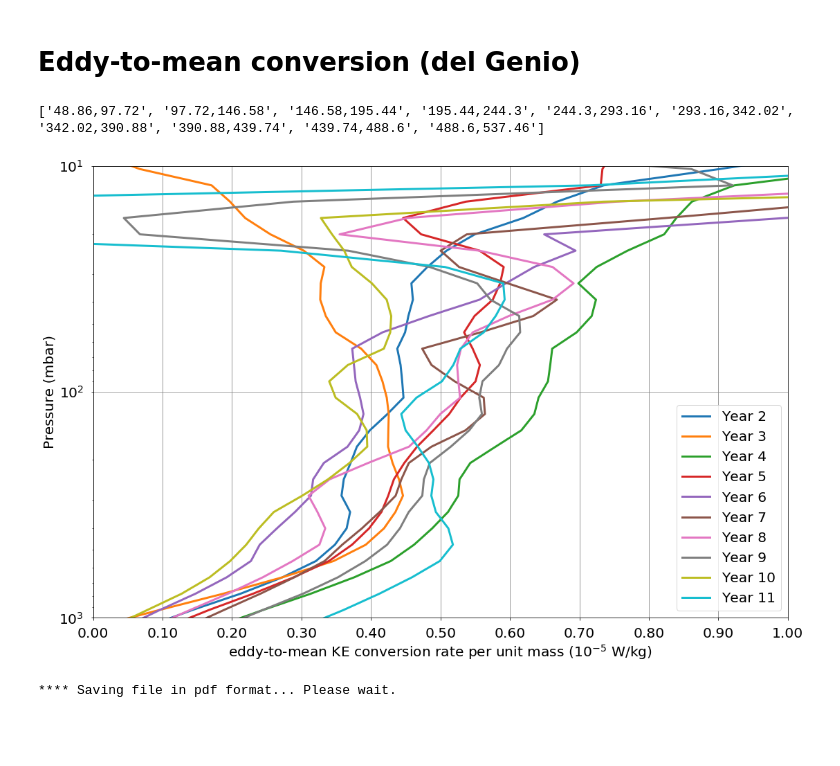
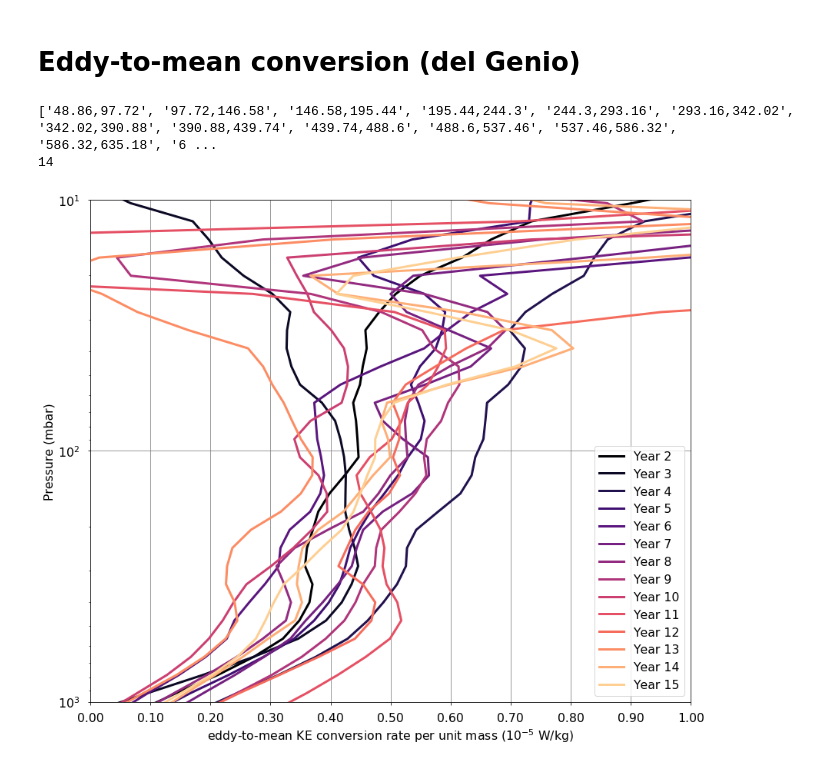
Before and after one commit to aymeric-spiga/saturn_paper, a Jupyter notebook: notebooks/paper_Saturn.ipynb, the cells around one changed output. Saved outputs shown, nothing was run; the diff lists cells and outputs as text; code cells hidden in the pictures; blank space fills up the shorter version.

```diff
--- a/notebooks/paper_Saturn.ipynb
+++ b/notebooks/paper_Saturn.ipynb
@@ -11,7 +11,7 @@ mpl.rcParams['lines.linewidth'] = 3.0
 # %%
 ini = pp()
 ini.quiet = True
-ini.file = "/home/aspiga/data/dynamico-giant/tprecast_99.nc"
+ini.file = "/home/aspiga/data/dynamico-giant/tprecast_999.nc"
 ini.x = 999
 ini.useindex = "1000"
 ini.ndiv = 50
@@ -274,48 +297,57 @@ integ.out = "png" ; integ.res = 300 ; m = integ.plot() ; integ.out = None
 # Eddy-to-mean conversion (del Genio)
 # %%
 dalist = []
-for nnn in range(10):
+for nnn in range(14):
     one, two = nnn+1, nnn+2
     one = one / deltafile
     two = two / deltafile
     dalist.append(str(one)+","+str(two))
 print dalist
+print len(dalist)
 # %% [output]
-['48.86,97.72', '97.72,146.58', '146.58,195.44', '195.44,244.3', '244.3,293.16', '293.16,342.02', '342.02,390.88', '390.88,439.74', '439.74,488.6', '488.6,537.46']
+['48.86,97.72', '97.72,146.58', '146.58,195.44', '195.44,244.3', '244.3,293.16', '293.16,342.02', '342.02,390.88', '390.88,439.74', '439.74,488.6', '488.6,537.46', '537.46,586.32', '586.32,635.18', '6 ...
+14
+# %%
+colorm = "magma" #"brg" #"magma"
+from matplotlib.cm import get_cmap
+import numpy as np
+pal = get_cmap(name=colorm)
+coltab = [pal(i) for i in np.linspace(0,0.9,len(dalist))]
 # %%
 delg = pp() ; delg << ini
-delg.xp = 18
+delg.xp = 14
 delg.yp = 12
 delg.t = dalist
 delg.superpose = True
 ##
 delg.var = "EtoM"
 delg.y = "20,60" # DG 2007
 delg.y = "-60,60" # DG B 2012 1.2 10^-5 W/kg (see Figure 11 upper right)
 delg.logy = True
 delg.fmt = "%.2f"
 delg.xcoeff, delg.ycoeff = 1.e5, 1./100.
 delg.xmin, delg.xmax, delg.nxticks = 0., 1., 10
 delg.ymin, delg.ymax = 1.e3, 10
 delg.ylabel = r'eddy-to-mean KE conversion rate per unit mass ($10^{-5}$ W/kg)'
 delg.xlabel = r'Pressure (mbar)'
 delg.marker = ""
 delg.getdefineplot()
 count = 1
 for zeplot in delg.p:
+    zeplot.color = coltab[count-1]
     count += 1
     zeplot.legend = 'Year '+str(count)
 m = delg.makeplot()
 ##
 delg.filename = "delgenio"
 delg.out = "pdf"
 delg.getdefineplot()
-count = 0
+count = 1
 for zeplot in delg.p:
+    zeplot.color = coltab[count-1]
     count += 1
     zeplot.legend = 'Year '+str(count)
 m = delg.makeplot()
 delg.out = None
 # %% [output]
-[figure, old version]
+[figure, new version]
-**** Saving file in pdf format... Please wait.
```
Also changed, not shown: parts of 16 cells of this notebook, 4 other files.
